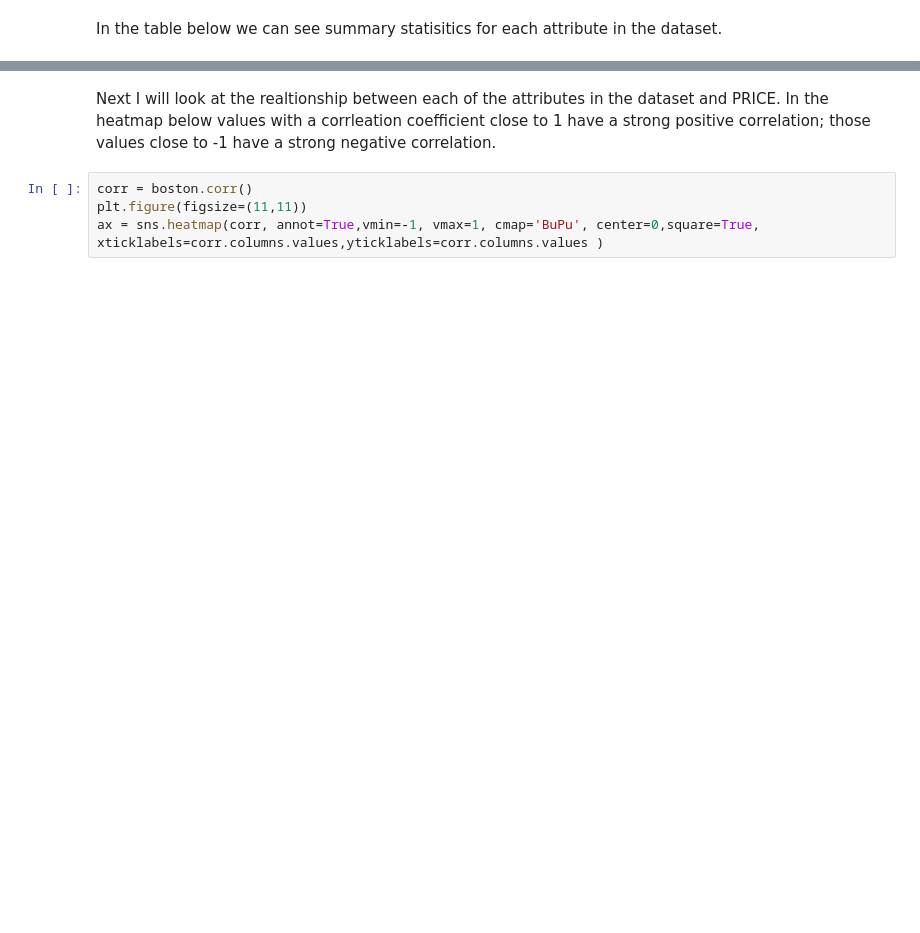
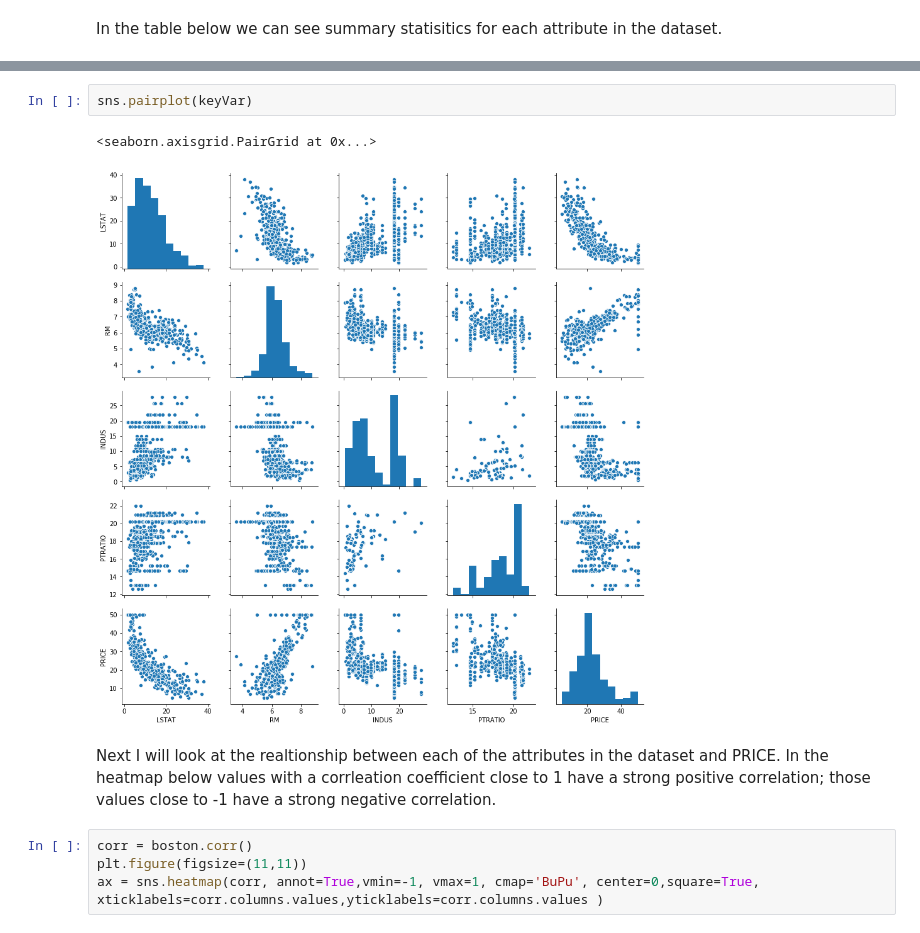
Before and after one commit to jobur123/MLProjectNov19, a Jupyter notebook: Boston House Prices.ipynb, the cells around one changed output, grey strips where cells are left out. Cells and saved outputs as stored; diff of their text form; blank space fills up the shorter version.

```diff
--- a/Boston House Prices.ipynb
+++ b/Boston House Prices.ipynb
@@ -152,3 +168,8 @@ boston.describe()
+# %%
+sns.pairplot(keyVar)
+# %% [output]
+<seaborn.axisgrid.PairGrid at 0x...>
+[figure, added]
 # %% [markdown]
 Next I will look at the realtionship between each of the attributes in the dataset and PRICE. In the heatmap below values with a corrleation coefficient close to 1 have a strong positive correlation; those values close to -1 have a strong negative correlation.
 # %%
```
Also changed, not shown: parts of 40 cells of this notebook.
